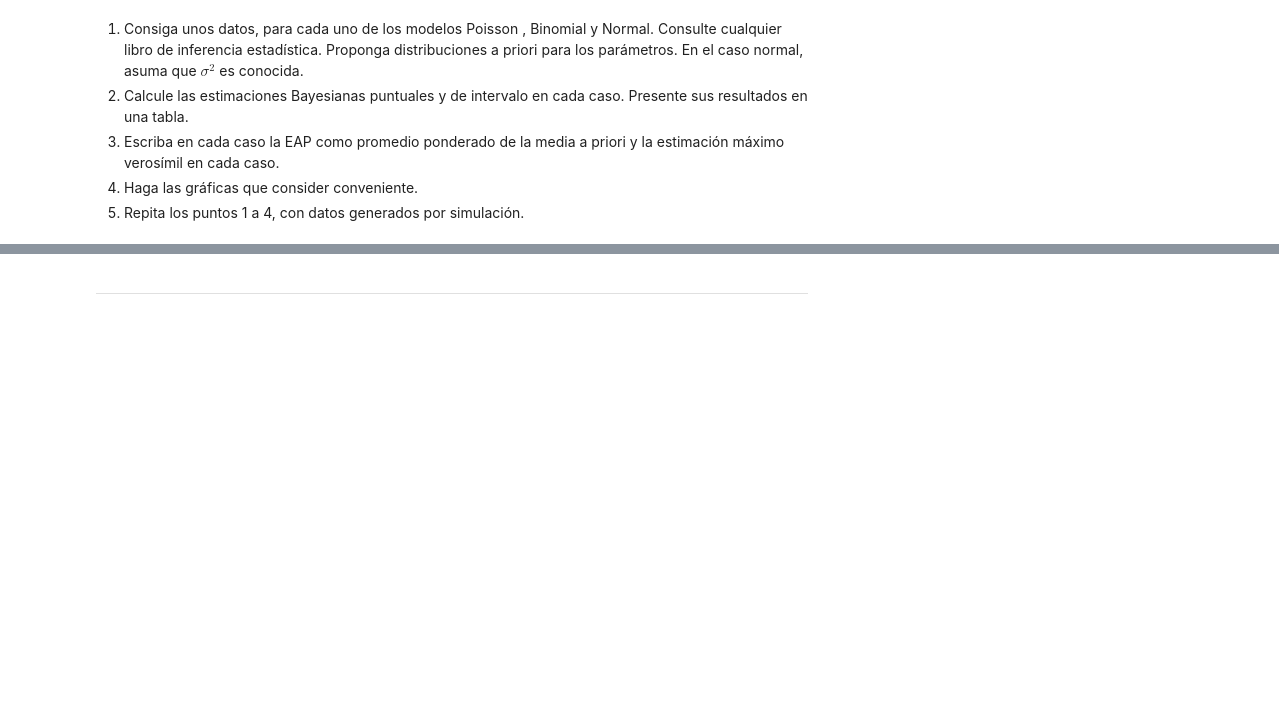
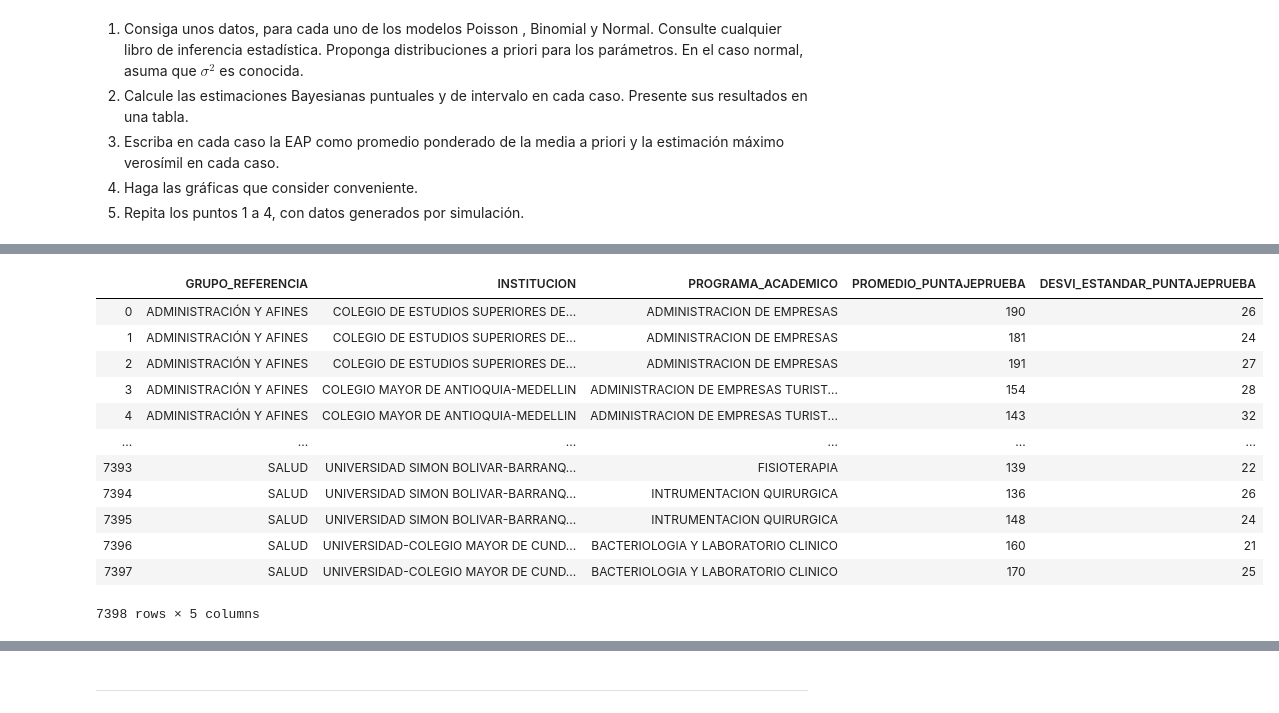
Before and after one commit to SebastianVela/EstadisticaBayesiana, a Jupyter notebook: Hurtado-Vela.ipynb, the cells around one changed output, grey strips where cells are left out. Saved outputs shown, nothing was run; the diff lists cells and outputs as text; code cells hidden in the pictures; blank space fills up the shorter version.

```diff
--- a/Hurtado-Vela.ipynb
+++ b/Hurtado-Vela.ipynb
@@ -490,0 +545,16 @@ print(EAP)
+# %%
+df.iloc[:,[0,4,10,-2,-1]]
+# %% [output]
+|  | GRUPO_REFERENCIA | INSTITUCION | PROGRAMA_ACADEMICO | PROMEDIO_PUNTAJEPRUEBA | DESVI_ESTANDAR_PUNTAJEPRUEBA |
+| 0 | ADMINISTRACIÓN Y AFINES | COLEGIO DE ESTUDIOS SUPERIORES DE... | ADMINISTRACION DE EMPRESAS | 190 | 26 |
+| 1 | ADMINISTRACIÓN Y AFINES | COLEGIO DE ESTUDIOS SUPERIORES DE... | ADMINISTRACION DE EMPRESAS | 181 | 24 |
+| 2 | ADMINISTRACIÓN Y AFINES | COLEGIO DE ESTUDIOS SUPERIORES DE... | ADMINISTRACION DE EMPRESAS | 191 | 27 |
+| 3 | ADMINISTRACIÓN Y AFINES | COLEGIO MAYOR DE ANTIOQUIA-MEDELLIN | ADMINISTRACION DE EMPRESAS TURIST... | 154 | 28 |
+| 4 | ADMINISTRACIÓN Y AFINES | COLEGIO MAYOR DE ANTIOQUIA-MEDELLIN | ADMINISTRACION DE EMPRESAS TURIST... | 143 | 32 |
+| ... | ... | ... | ... | ... | ... |
+| 7393 | SALUD | UNIVERSIDAD SIMON BOLIVAR-BARRANQ... | FISIOTERAPIA | 139 | 22 |
+| 7394 | SALUD | UNIVERSIDAD SIMON BOLIVAR-BARRANQ... | INTRUMENTACION QUIRURGICA | 136 | 26 |
+| 7395 | SALUD | UNIVERSIDAD SIMON BOLIVAR-BARRANQ... | INTRUMENTACION QUIRURGICA | 148 | 24 |
+| 7396 | SALUD | UNIVERSIDAD-COLEGIO MAYOR DE CUND... | BACTERIOLOGIA Y LABORATORIO CLINICO | 160 | 21 |
+| 7397 | SALUD | UNIVERSIDAD-COLEGIO MAYOR DE CUND... | BACTERIOLOGIA Y LABORATORIO CLINICO | 170 | 25 |
+7398 rows × 5 columns
```
Also changed, not shown: parts of 42 cells of this notebook, 1 other file.
